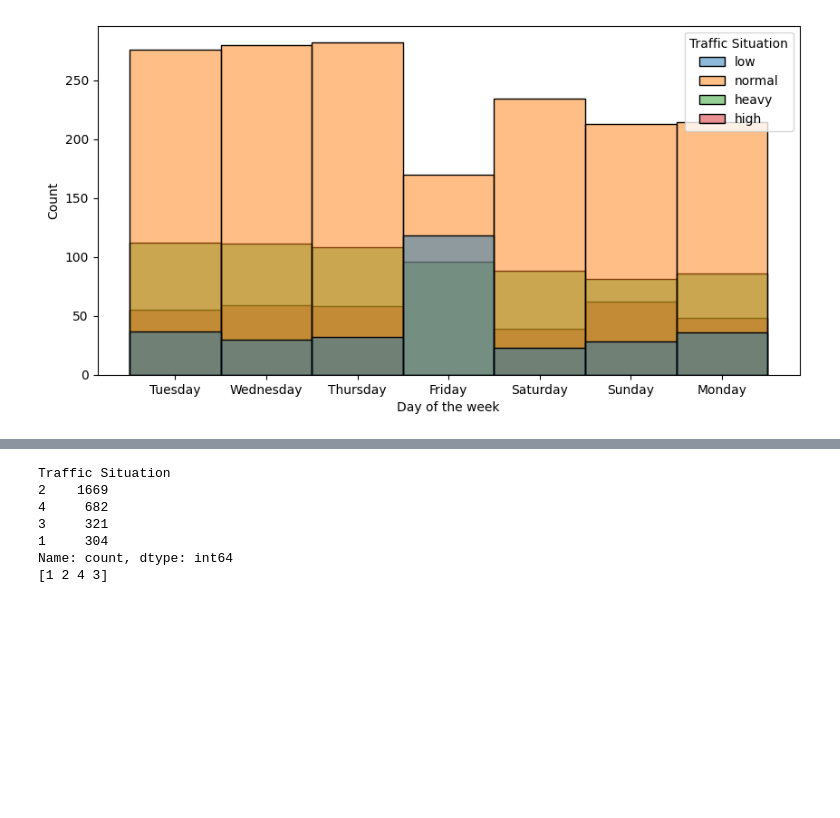
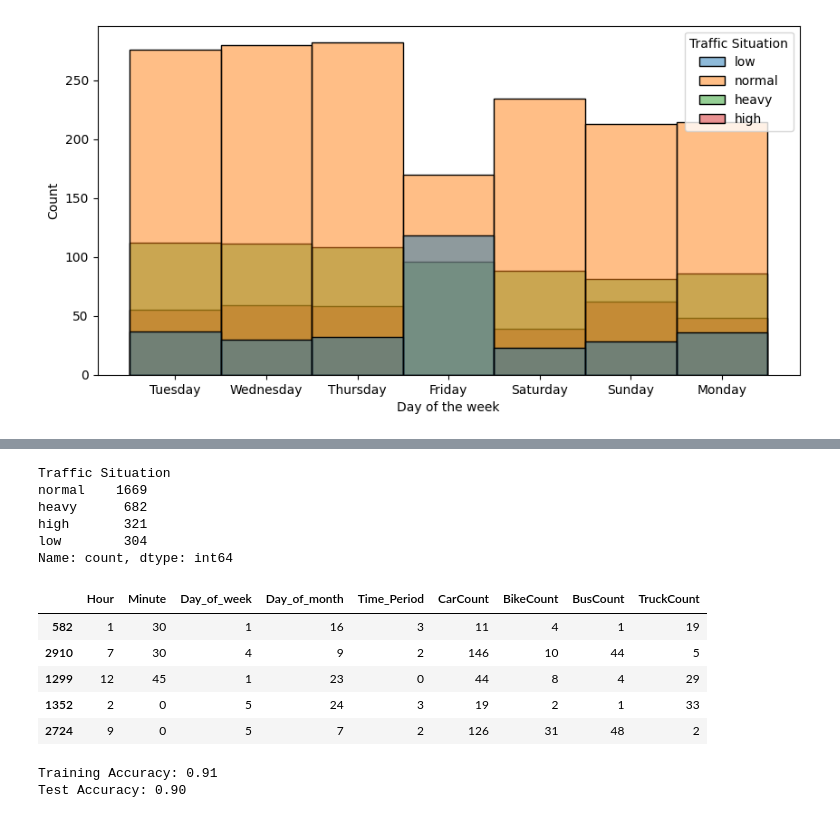
Before and after one commit to 400cs/CS4210-ML-Project, a Jupyter notebook: CS4210_Project.ipynb, the cells around one changed output, grey strips where cells are left out. Cells and saved outputs as stored; diff of their text form; code cells hidden in the pictures; blank space fills up the shorter version.

```diff
--- a/CS4210_Project.ipynb
+++ b/CS4210_Project.ipynb
@@ -77,18 +129,63 @@ sns.histplot(data=traffic_df, x="Day of the week", hue="Traffic Situation")
 # %%
 from sklearn.model_selection import train_test_split
 from sklearn.linear_model import LogisticRegression
-from sklearn.metrics import ConfusionMatrixDisplay, accuracy_score
+from sklearn import preprocessing
+from sklearn.preprocessing import LabelEncoder
 
-traffic_situation_map = {'low':1, 'normal':2, 'high':3, 'heavy':4}
-traffic_df['Traffic Situation'] = traffic_df['Traffic Situation'].map(traffic_situation_map)
+# Convert the target variable to numerical format
+# traffic_situation_map = {'low':1, 'normal':2, 'high':3, 'heavy':4}
+# traffic_df['Traffic Situation'] = traffic_df['Traffic Situation'].map(traffic_situation_map)
+
+label_encoder = LabelEncoder()
+traffic_df['Day_of_week'] = label_encoder.fit_transform(traffic_df['Day_of_week'])
+traffic_df['Time_Period'] = label_encoder.fit_transform(traffic_df['Time_Period'])
 
 print(traffic_df['Traffic Situation'].value_counts())
-print(traffic_df['Traffic Situation'].unique())
+
+X = traffic_df[['Hour', 'Minute', 'Day_of_week', 'Day_of_month', 'Time_Period', 'CarCount', 'BikeCount', 'BusCount', 'TruckCount']]
+y = traffic_df['Traffic Situation']
+
+# Convert the target variable to numerical format
+y = label_encoder.fit_transform(y)
+
+X_train, X_test, y_train, y_test = train_test_split(X, y, test_size=0.3, random_state=42)
+
+# scaler = preprocessing.StandardScaler().fit(X_train)
+# X_train = scaler.transform(X_train)
+# X_test = scaler.transform(X_test)
 # %% [output]
 Traffic Situation
-2    1669
-4     682
-3     321
-1     304
+normal    1669
+heavy      682
+high       321
+low        304
 Name: count, dtype: int64
-[1 2 4 3]
+# %%
+X_train.head()
+# %% [output]
+|  | Hour | Minute | Day_of_week | Day_of_month | Time_Period | CarCount | BikeCount | BusCount | TruckCount |
+| 582 | 1 | 30 | 1 | 16 | 3 | 11 | 4 | 1 | 19 |
+| 2910 | 7 | 30 | 4 | 9 | 2 | 146 | 10 | 44 | 5 |
+| 1299 | 12 | 45 | 1 | 23 | 0 | 44 | 8 | 4 | 29 |
+| 1352 | 2 | 0 | 5 | 24 | 3 | 19 | 2 | 1 | 33 |
+| 2724 | 9 | 0 | 5 | 7 | 2 | 126 | 31 | 48 | 2 |
+# %%
+from sklearn.metrics import ConfusionMatrixDisplay, accuracy_score, classification_report
+# Train the Logistic Regression model
+
+log_reg_model = LogisticRegression(penalty='l2', C=1.0, solver='lbfgs', max_iter=5000, random_state=42)
+log_reg_model.fit(X_train, y_train)
+
+# Make predictions on the training and test data
+y_train_pred = log_reg_model.predict(X_train)
+y_test_pred = log_reg_model.predict(X_test)
+
+# Evaluate the training and test accuracy
+train_accuracy = accuracy_score(y_train, y_train_pred)
+test_accuracy = accuracy_score(y_test, y_test_pred)
+
+print(f"Training Accuracy: {train_accuracy:.2f}")
+print(f"Test Accuracy: {test_accuracy:.2f}")
+# %% [output]
+Training Accuracy: 0.91
+Test Accuracy: 0.90
```
Also changed, not shown: parts of 12 cells of this notebook.
